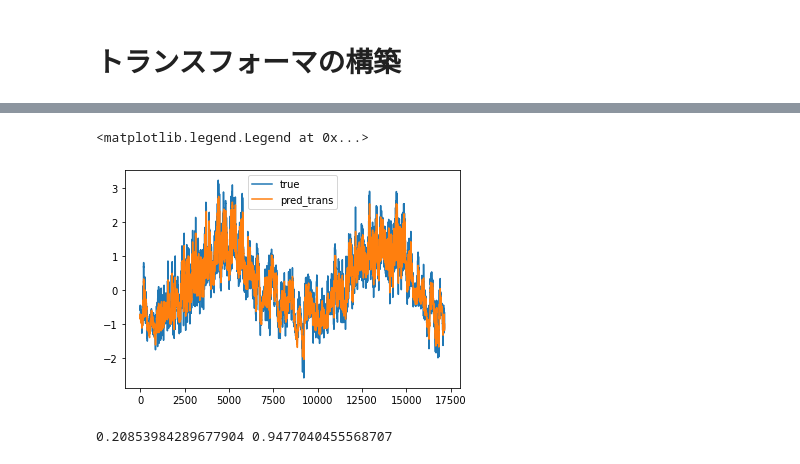
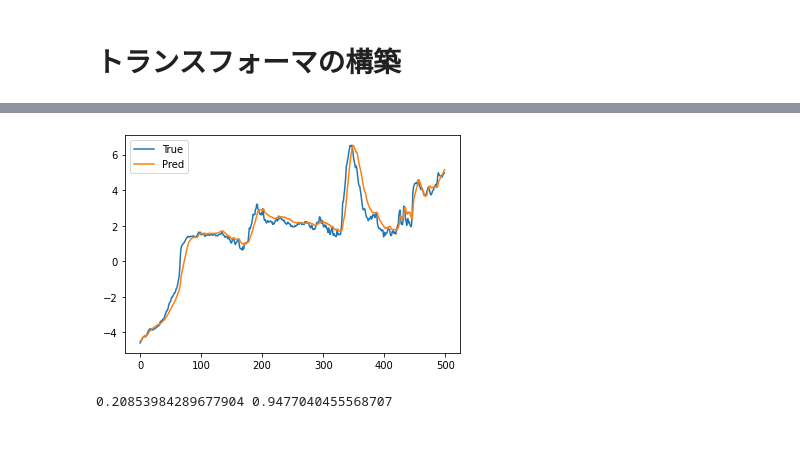
Before and after one commit to mlengineer19989/transformer_practice, a Jupyter notebook: transformer_time_series2.ipynb, the cells around one changed output, grey strips where cells are left out. Cells and saved outputs as stored; diff of their text form; code cells hidden in the pictures.

```diff
--- a/transformer_time_series2.ipynb
+++ b/transformer_time_series2.ipynb
@@ -194,7 +156,7 @@ for x,y in train_dataset:
     plt.plot(dec_input[0,1:,1])
 
     plt.figure()
-    plt.plot(y[0,:])
+    plt.plot(y[0,:-1])
     break
 # %% [output]
 (256, 129, 14) => (256, 10)
@@ -501,14 +447,17 @@ plt.show()
 for samples, targets in test_dataset:
     print("samples shape:", samples.shape)
     print("targets value:", targets.shape)
-    targets_pred = model.predict(samples)
+
+    targets_pred = model.predict(samples, verbose=0)
     print("preds value:", targets_pred.shape)
 
-    plt.figure()
-    plt.plot(targets[0], label="True")
-    plt.plot(targets_pred[0,:,0], label="Pred")
-    plt.legend()
-    plt.show()
+    for i in range(10):
+      plt.figure()
+      plt.plot(targets[i], label="True")
+      plt.plot(targets_pred[i,:,0], label="Pred")
+      plt.legend()
+      plt.show()
+
     break
 # %% [output]
 samples shape: (256, 129, 14)
@@ -522,0 +476,14 @@ TensorShape([17152, 24])
+# %%
+y_true = []
+y_pred = []
+for samples, targets in test_dataset:
+    # print("samples shape:", samples.shape)
+    # print("targets value:", targets.shape)
+
+    targets_pred = model.predict(samples, verbose=0)
+    #print("preds value:", targets_pred.shape)
+
+    for i in range(len(targets)):
+      y_true.append(targets[i,-1])
+      y_pred.append(targets_pred[i,-1,0])
+    #break
@@ -523,15 +492,17 @@ TensorShape([17152, 24])
 # %%
+y_true = np.array(y_true)
+y_pred = np.array(y_pred)
+
 start_point = 0
-end_point = 30000
+end_point = 500
 
 plt.figure()
-plt.plot(y_test[start_point:end_point,-1], label="true")
-plt.plot(y_pred[start_point:end_point,-1,0], label="pred_trans")
-#plt.plot(y_pred_naive[start_point+29 : end_point+29], label="naive")
+plt.plot(y_true[start_point:end_point], label="True")
+plt.plot(y_pred[start_point:end_point], label="Pred")
 plt.legend()
+plt.show()
 # %% [output]
-<matplotlib.legend.Legend at 0x...>
-[figure, old version]
+[figure, new version]
 # %%
 
 MSE, r2 = utility.calc_score(y_test[:,-1], y_pred[:,-1,0])
```
Also changed, not shown: parts of 27 cells of this notebook.
